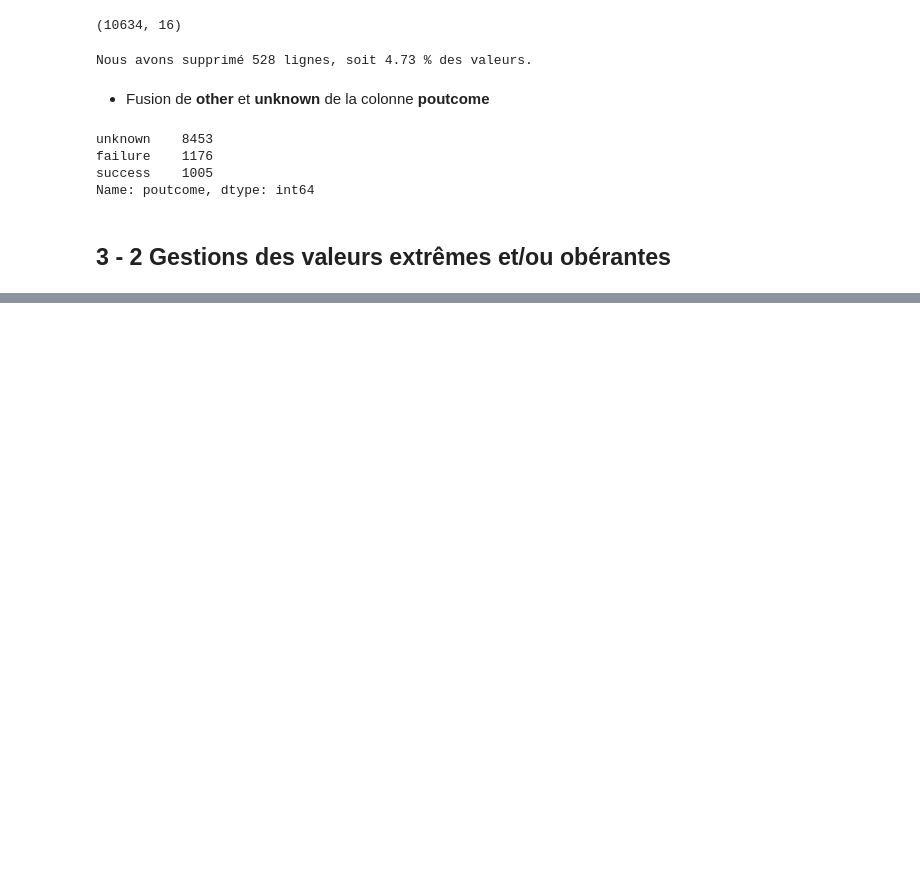
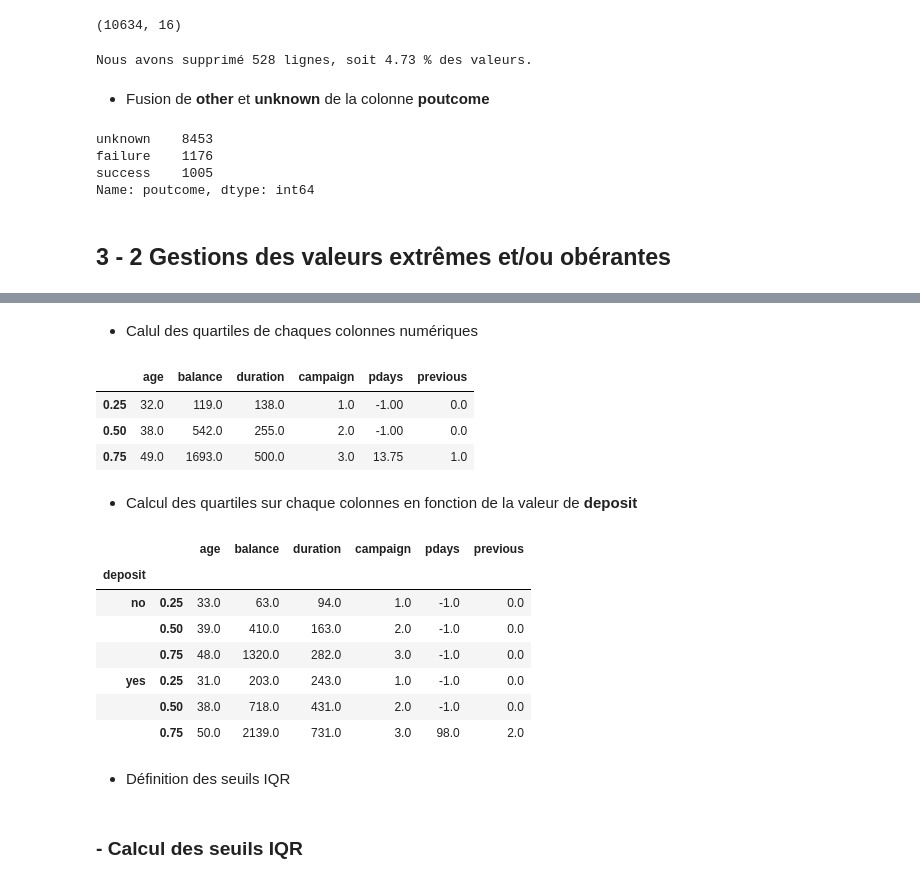
Before and after one commit to guillaumebrethes/Oct_cda_bankmarketing, a Jupyter notebook: Sprint_1.ipynb, the cells around one changed output, grey strips where cells are left out. Saved outputs shown, nothing was run; the diff lists cells and outputs as text; code cells hidden in the pictures; blank space fills up the shorter version.

Commit message:
Calcul of IQR

```diff
--- a/Sprint_1.ipynb
+++ b/Sprint_1.ipynb
@@ -243,0 +298,34 @@ Name: poutcome, dtype: int64
+# %% [markdown]
+* Calul des quartiles de chaques colonnes numériques
+# %%
+quant = [0.25, 0.5, 0.75]
+quant_str = ['0.25', '0.5', '0.75']
+
+
+quartiles = df_drop[columns_num].quantile(quant)
+display(quartiles)
+# %% [output]
+|  | age | balance | duration | campaign | pdays | previous |
+| 0.25 | 32.0 | 119.0 | 138.0 | 1.0 | -1.00 | 0.0 |
+| 0.50 | 38.0 | 542.0 | 255.0 | 2.0 | -1.00 | 0.0 |
+| 0.75 | 49.0 | 1693.0 | 500.0 | 3.0 | 13.75 | 1.0 |
+# %% [markdown]
+* Calcul des quartiles sur chaque colonnes en fonction de la valeur de **deposit**
+# %%
+quant = [0.25, 0.5, 0.75]
+
+quartiles_grouped = df_drop.groupby('deposit')[columns_num].quantile(quant)
+display(quartiles_grouped)
+# %% [output]
+|  |  | age | balance | duration | campaign | pdays | previous |
+| deposit |  |  |  |  |  |  |  |
+| no | 0.25 | 33.0 | 63.0 | 94.0 | 1.0 | -1.0 | 0.0 |
+|  | 0.50 | 39.0 | 410.0 | 163.0 | 2.0 | -1.0 | 0.0 |
+|  | 0.75 | 48.0 | 1320.0 | 282.0 | 3.0 | -1.0 | 0.0 |
+| yes | 0.25 | 31.0 | 203.0 | 243.0 | 1.0 | -1.0 | 0.0 |
+|  | 0.50 | 38.0 | 718.0 | 431.0 | 2.0 | -1.0 | 0.0 |
+|  | 0.75 | 50.0 | 2139.0 | 731.0 | 3.0 | 98.0 | 2.0 |
+# %% [markdown]
+* Définition des seuils IQR
+# %% [markdown]
+### - Calcul des seuils IQR
```
Also changed, not shown: parts of 11 cells of this notebook.
